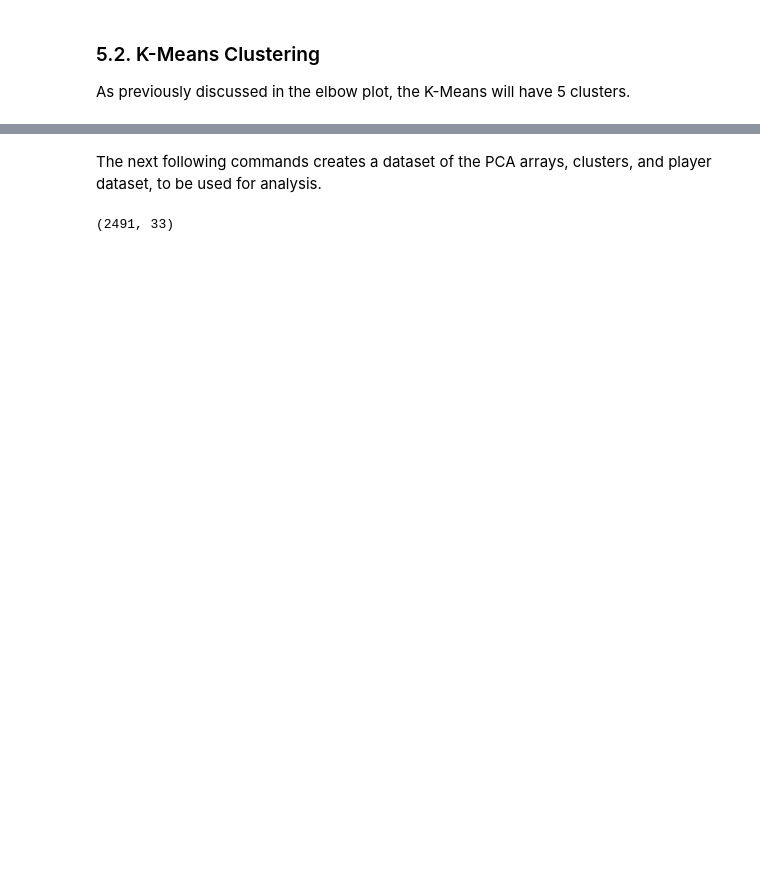
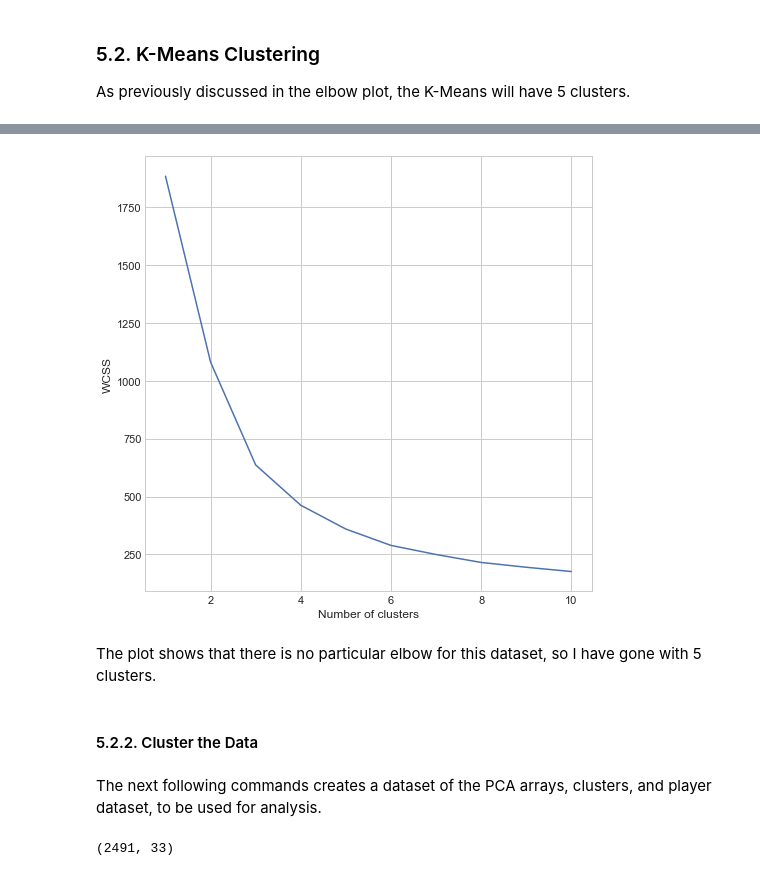
Before and after one commit to eddwebster/football_analytics, a Jupyter notebook: notebooks/5_data_analysis_and_projects/player_similarity_and_clustering/PCA and K-Means Clustering of 'Piqué-like' Defenders for Parma Calcio 1913.ipynb, the cells around one changed output, grey strips where cells are left out. Cells and saved outputs as stored; diff of their text form; code cells hidden in the pictures; blank space fills up the shorter version.

```diff
--- a/notebooks/5_data_analysis_and_projects/player_similarity_and_clustering/PCA and K-Means Clustering of 'Piqué-like' Defenders for Parma Calcio 1913.ipynb
+++ b/notebooks/5_data_analysis_and_projects/player_similarity_and_clustering/PCA and K-Means Clustering of 'Piqué-like' Defenders for Parma Calcio 1913.ipynb
@@ -1015,11 +1013,0 @@ As part of the K-Means clustering.
-# %%
-wcss = []
-for i in range(1,11):
-    model = KMeans(n_clusters = i, init = "k-means++", max_iter = 600, random_state=42)
-    model.fit(x_scaled)
-    wcss.append(model.inertia_)
-plt.figure(figsize=(8, 8))
-plt.plot(range(1,11), wcss)
-plt.xlabel('Number of clusters')
-plt.ylabel('WCSS')
-plt.show()
@@ -1079 +1094,22 @@ As previously discussed in the elbow plot, the K-Means will have 5 clusters.
+# %%
+wcss = []
+
+for i in range(1,11):
+    model = KMeans(n_clusters = i, init = "k-means++", max_iter = 600, random_state=42)
+    model.fit(reduced)
+    wcss.append(model.inertia_)
+
+plt.figure(figsize=(8, 8))
+plt.plot(range(1,11), wcss)
+plt.xlabel('Number of clusters')
+plt.ylabel('WCSS')
+plt.show()
+# %% [output]
+[figure, added]
+# %% [markdown]
+The plot shows that there is no particular elbow for this dataset, so I have gone with 5 clusters.
+# %% [markdown]
+<a id='section5.2.2.'></a>
+
+#### <a id='#section5.2.2.'>5.2.2. Cluster the Data
 # %%
```
Also changed, not shown: parts of 20 cells of this notebook.
